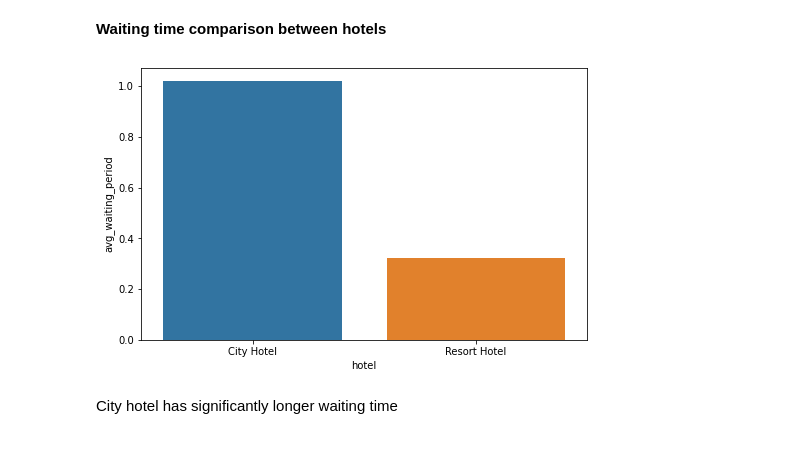
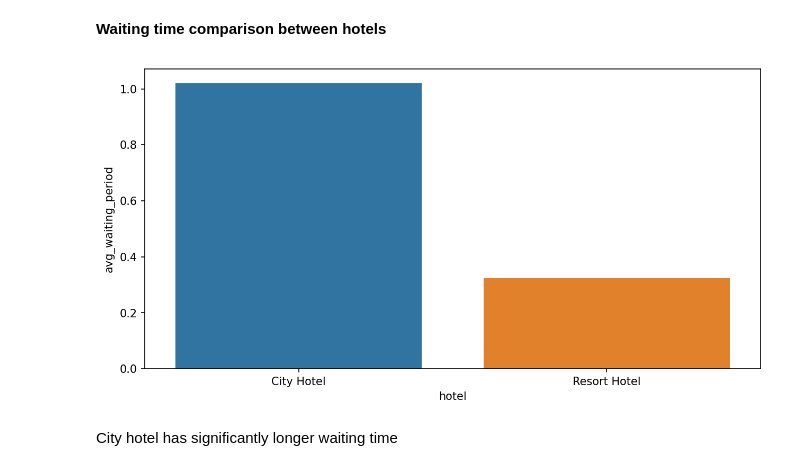
Before and after one commit to waghpallavi/hotel_booking_analysis, a Jupyter notebook: Hotel_Booking_analysis.ipynb, the cells around one changed output. Cells and saved outputs as stored; diff of their text form; code cells hidden in the pictures.

```diff
--- a/Hotel_Booking_analysis.ipynb
+++ b/Hotel_Booking_analysis.ipynb
@@ -586,13 +586,13 @@ The usual length of stay is less than four days.
 # %%
 # create DataFrame
 d5 = pd.DataFrame(grouped_by_hotel['days_in_waiting_list'].agg(np.mean).reset_index().rename(columns = {'days_in_waiting_list':'avg_waiting_period'}))
 
 # code to plot bar graph
-plt.figure(figsize = (8,5))
+plt.figure(figsize = (10,5), dpi=150)
 sns.barplot(x = d5['hotel'], y = d5['avg_waiting_period'] )
 plt.show()
 # %% [output]
-[figure, old version]
+[figure, new version]
 # %% [markdown]
 City hotel has significantly longer waiting time
 # %% [markdown]
```
Also changed, not shown: parts of 29 cells of this notebook.
